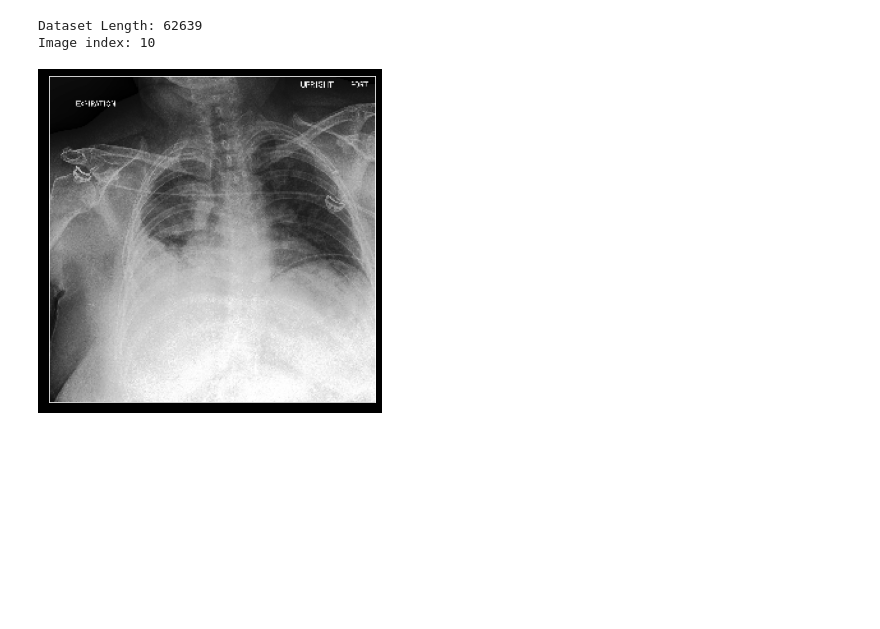
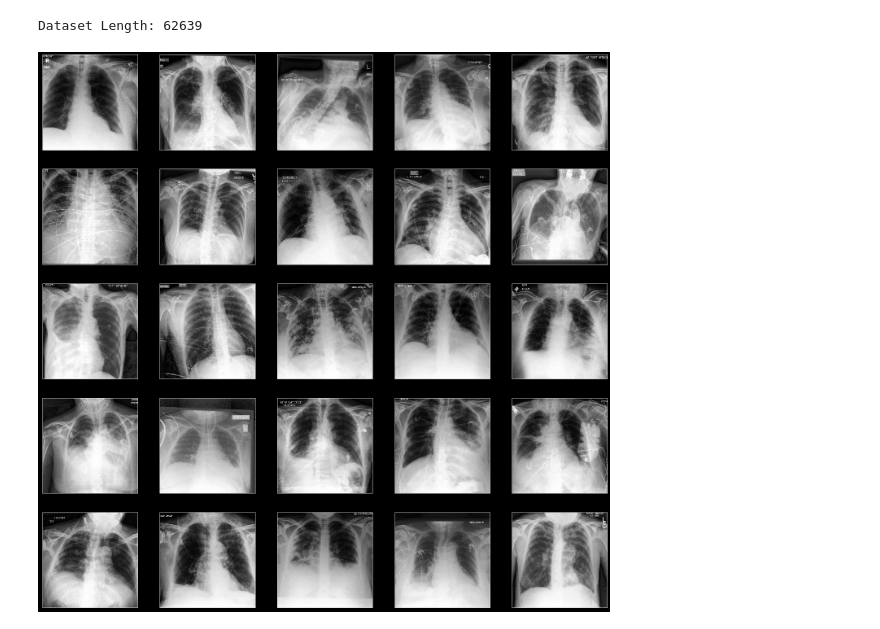
Before and after one commit to ppeetteerrs/fyp, a Jupyter notebook: docs/notebooks/chexpert/view_lmdb.ipynb, the cells around one changed output. Cells and saved outputs as stored; diff of their text form; code cells hidden in the pictures; blank space fills up the shorter version.

```diff
--- a/docs/notebooks/chexpert/view_lmdb.ipynb
+++ b/docs/notebooks/chexpert/view_lmdb.ipynb
@@ -1,16 +1,16 @@
 # %%
 import sys
 sys.path.append("../../../")
-
+from random import sample
 import numpy as np
 from utils.plot import plot
 from utils.dataset import LMDBImageReader
+import cv2 as cv
+
 reader = LMDBImageReader("../../../output/chexpert/lmdb")
+indices = sample(list(range(reader.get_length())), 25)
 print("Dataset Length:", reader.get_length())
-idx = 10
-print("Image index:",idx)
-plot([np.array(reader.get_img((idx)))])
+plot([[np.array(reader.get_img((indices[j * 5 + i]))) for i in range(5)] for j in range(5)])
 # %% [output]
 Dataset Length: 62639
-Image index: 10
-[figure, old version]
+[figure, new version]
```
Also changed, not shown: 16 other files.
